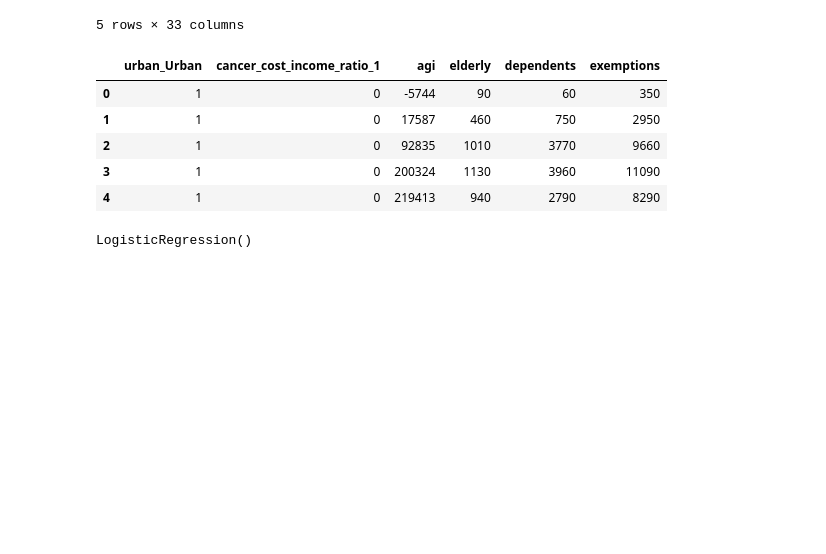
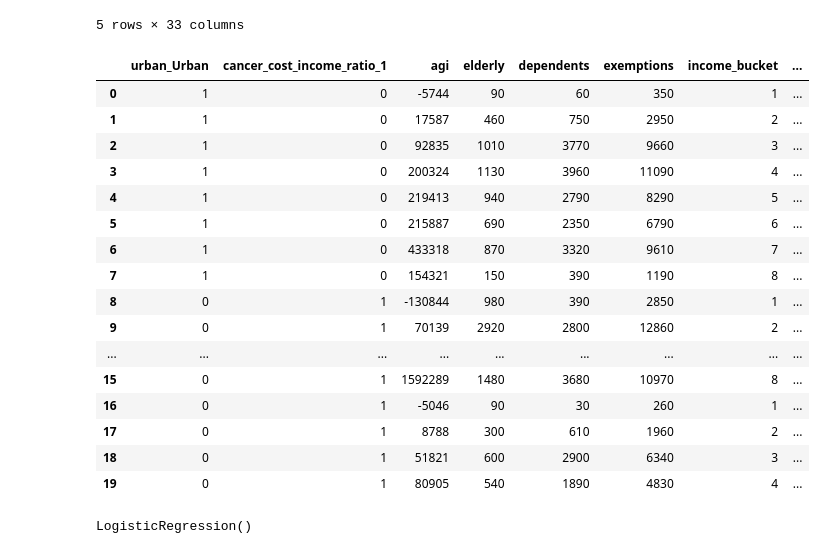
Before and after one commit to TataKavlash/data-science-essentials-3, a Jupyter notebook: notebooks/Assignment_Tata.ipynb, the cells around one changed output. Saved outputs shown, nothing was run; the diff lists cells and outputs as text; code cells hidden in the pictures; blank space fills up the shorter version.

```diff
--- a/notebooks/Assignment_Tata.ipynb
+++ b/notebooks/Assignment_Tata.ipynb
@@ -985,16 +970,27 @@ Merged_df.head()
 | 4 | 2017 | County | Average total cost | Unsmoothed actual | Base measure | Primary chronic conditions | Cancer, Colorectal, Breast, Prost... | All | All | ... |
 5 rows × 33 columns
 # %%
-cc_urban_vs_cost_ratio_2 = Merged_df[['urban_Urban', 'cancer_cost_income_ratio_1', 'agi', 'elderly', 'dependents', 'exemptions']]
+cc_urban_vs_cost_ratio_2 = Merged_df[['urban_Urban', 'cancer_cost_income_ratio_1', 'agi', 'elderly', 'dependents', 'exemptions', 'income_bucket', 'head_of_house_returns', 'joint_returns','single_returns', 'return_count', 'total_inc_amt','returns_with_unemployment' ]]
 # %%
-cc_urban_vs_cost_ratio_2.head()
+cc_urban_vs_cost_ratio_2.head(20)
 # %% [output]
-|  | urban_Urban | cancer_cost_income_ratio_1 | agi | elderly | dependents | exemptions |
-| 0 | 1 | 0 | -5744 | 90 | 60 | 350 |
-| 1 | 1 | 0 | 17587 | 460 | 750 | 2950 |
-| 2 | 1 | 0 | 92835 | 1010 | 3770 | 9660 |
-| 3 | 1 | 0 | 200324 | 1130 | 3960 | 11090 |
-| 4 | 1 | 0 | 219413 | 940 | 2790 | 8290 |
+|  | urban_Urban | cancer_cost_income_ratio_1 | agi | elderly | dependents | exemptions | income_bucket | ... |
+| 0 | 1 | 0 | -5744 | 90 | 60 | 350 | 1 | ... |
+| 1 | 1 | 0 | 17587 | 460 | 750 | 2950 | 2 | ... |
+| 2 | 1 | 0 | 92835 | 1010 | 3770 | 9660 | 3 | ... |
+| 3 | 1 | 0 | 200324 | 1130 | 3960 | 11090 | 4 | ... |
+| 4 | 1 | 0 | 219413 | 940 | 2790 | 8290 | 5 | ... |
+| 5 | 1 | 0 | 215887 | 690 | 2350 | 6790 | 6 | ... |
+| 6 | 1 | 0 | 433318 | 870 | 3320 | 9610 | 7 | ... |
+| 7 | 1 | 0 | 154321 | 150 | 390 | 1190 | 8 | ... |
+| 8 | 0 | 1 | -130844 | 980 | 390 | 2850 | 1 | ... |
+| 9 | 0 | 1 | 70139 | 2920 | 2800 | 12860 | 2 | ... |
+| ... | ... | ... | ... | ... | ... | ... | ... | ... |
+| 15 | 0 | 1 | 1592289 | 1480 | 3680 | 10970 | 8 | ... |
+| 16 | 0 | 1 | -5046 | 90 | 30 | 260 | 1 | ... |
+| 17 | 0 | 1 | 8788 | 300 | 610 | 1960 | 2 | ... |
+| 18 | 0 | 1 | 51821 | 600 | 2900 | 6340 | 3 | ... |
+| 19 | 0 | 1 | 80905 | 540 | 1890 | 4830 | 4 | ... |
 # %%
 X = cc_urban_vs_cost_ratio_2.drop(columns = 'cancer_cost_income_ratio_1')
 #target y
```
Also changed, not shown: parts of 6 cells of this notebook.
